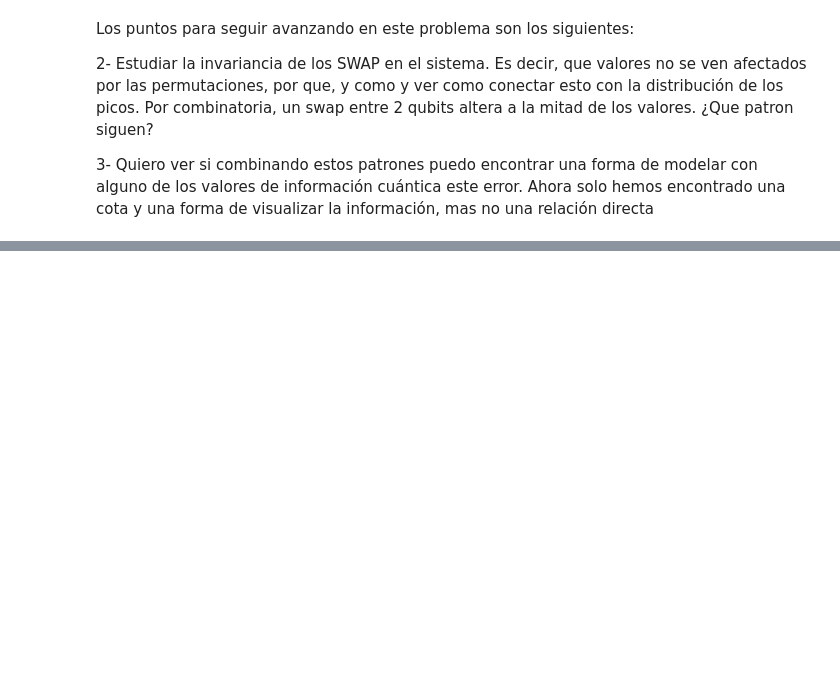
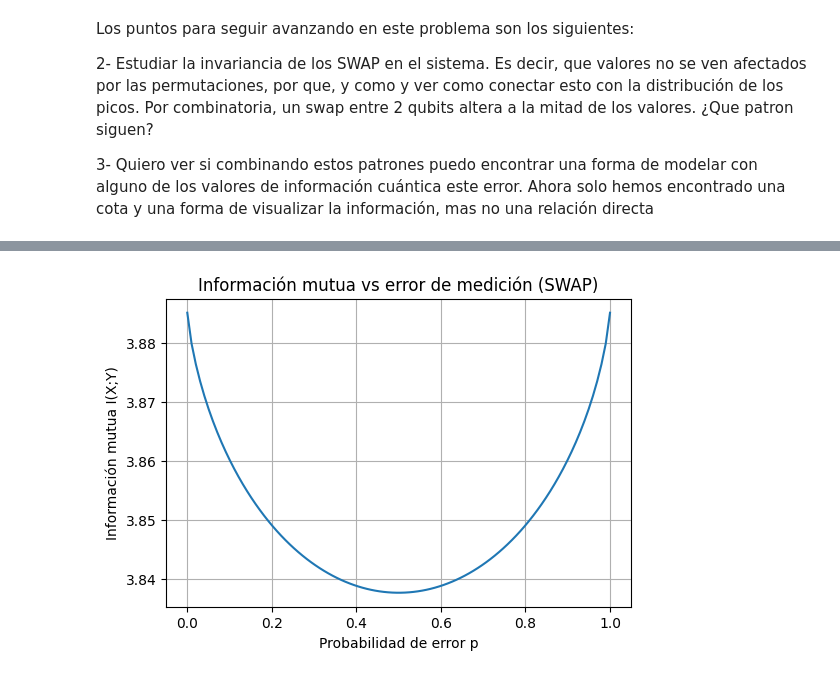
Before and after one commit to BenSanHer/Fuzzy-Measurments-aplicadas-sobre-Order-Finding, a Jupyter notebook: Distancia entre distribuciones de probabilidad.ipynb, the cells around one changed output, grey strips where cells are left out. Saved outputs shown, nothing was run; the diff lists cells and outputs as text; code cells hidden in the pictures; blank space fills up the shorter version.

Commit message:
Complemento con información mutua en el notebook de Distancias entre distribuciones de probabilidad

```diff
--- a/Distancia entre distribuciones de probabilidad.ipynb
+++ b/Distancia entre distribuciones de probabilidad.ipynb
@@ -646,0 +776,37 @@ Los puntos para seguir avanzando en este problema son los siguientes:
+# %%
+# Parámetros del experimento
+r = 7
+l = 6
+a = 0
+b = 3
+
+# distribución ideal del QPE
+P = probs_teoricas_QPE_l(r, l)
+
+# matriz SWAP
+U = U_swap(l, a, b)
+
+# valores de p
+ps = np.linspace(0, 1, 100)
+
+I_vals = []
+
+for p in ps:
+
+    Pxy = joint_distribution(P, U, p)
+
+    I = mutual_information(Pxy)
+
+    I_vals.append(I)
+
+
+# gráfica
+plt.figure(figsize=(6,4))
+plt.plot(ps, I_vals)
+plt.xlabel("Probabilidad de error p")
+plt.ylabel("Información mutua I(X;Y)")
+plt.title("Información mutua vs error de medición (SWAP)")
+plt.grid(True)
+plt.show()
+# %% [output]
+[figure, added]
```
Also changed, not shown: parts of 19 cells of this notebook, 1 other file.
